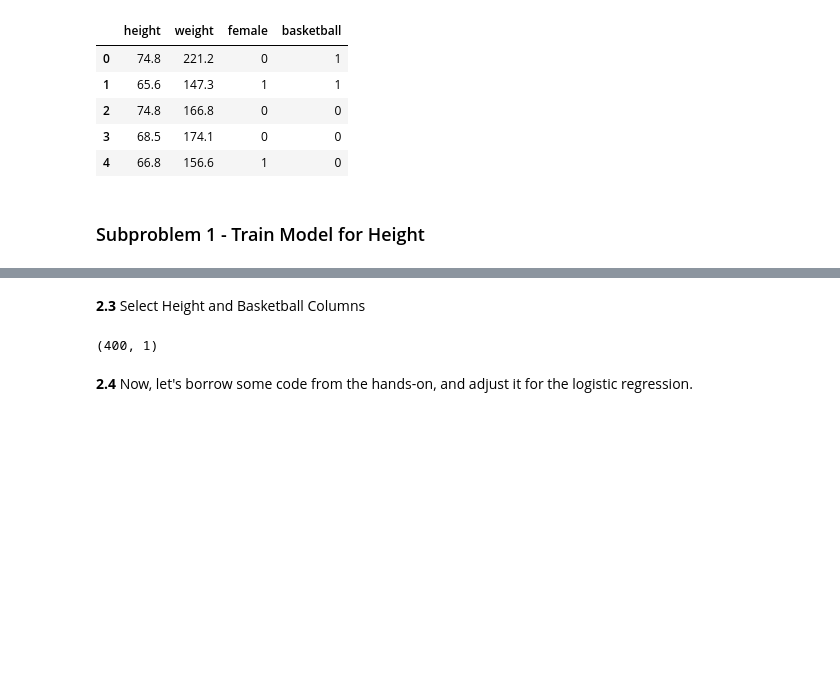
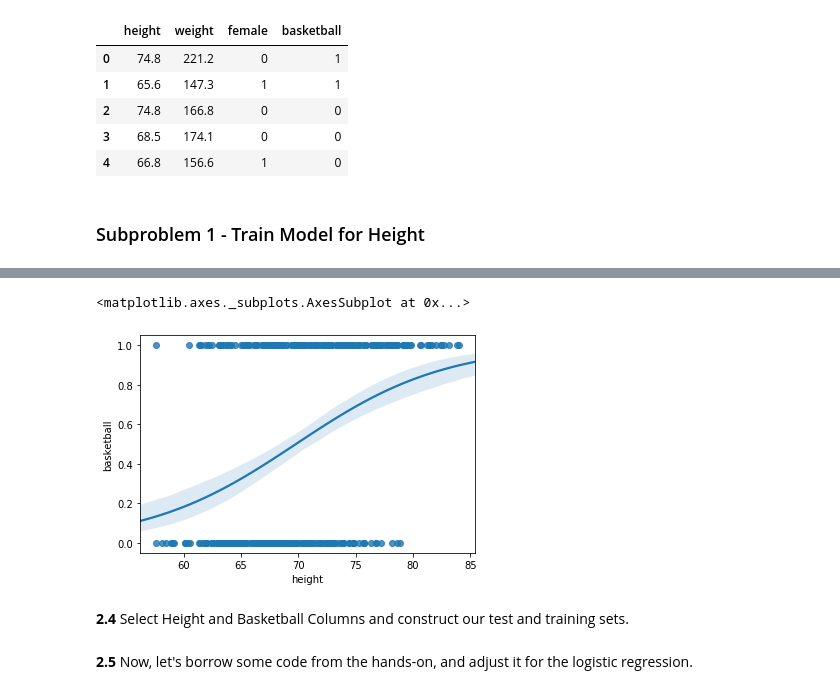
Before and after one commit to jrg94/CSE5522, a Jupyter notebook: lab1.ipynb, the cells around one changed output, grey strips where cells are left out. Drawn from its saved outputs; the diff is of its cells as text; code cells hidden in the pictures; blank space fills up the shorter version.

```diff
--- a/lab1.ipynb
+++ b/lab1.ipynb
@@ -285,13 +294,17 @@ basketball_dataframe.head()
+# %%
+# Let's take a look at the expected logistic curve using seaborn
+sns.regplot(x='height', y='basketball', data=basketball_dataframe, logistic=True)
+# %% [output]
+<matplotlib.axes._subplots.AxesSubplot at 0x...>
+[figure, added]
 # %% [markdown]
-**2.3** Select Height and Basketball Columns
+**2.4** Select Height and Basketball Columns and construct our test and training sets.
 # %%
 height = np.array(basketball_dataframe['height'], dtype='float').reshape(-1, 1)
 basketball = np.array(basketball_dataframe['basketball'], dtype='float').reshape(-1, 1)
-height.shape
+x_train, x_test, y_train, y_test = train_test_split(height, basketball.ravel(), test_size=0.2, random_state=7)
-# %% [output]
-(400, 1)
 # %% [markdown]
-**2.4** Now, let's borrow some code from the hands-on, and adjust it for the logistic regression.
+**2.5** Now, let's borrow some code from the hands-on, and adjust it for the logistic regression.
 # %%
 def computeMSEBatchGradient(weights, features, targets):
   """
```
Also changed, not shown: parts of 14 cells of this notebook.
